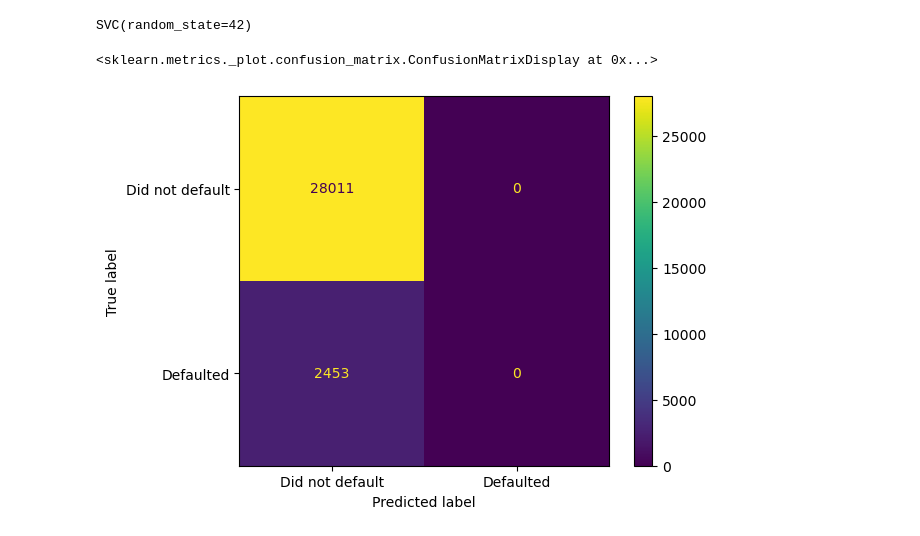
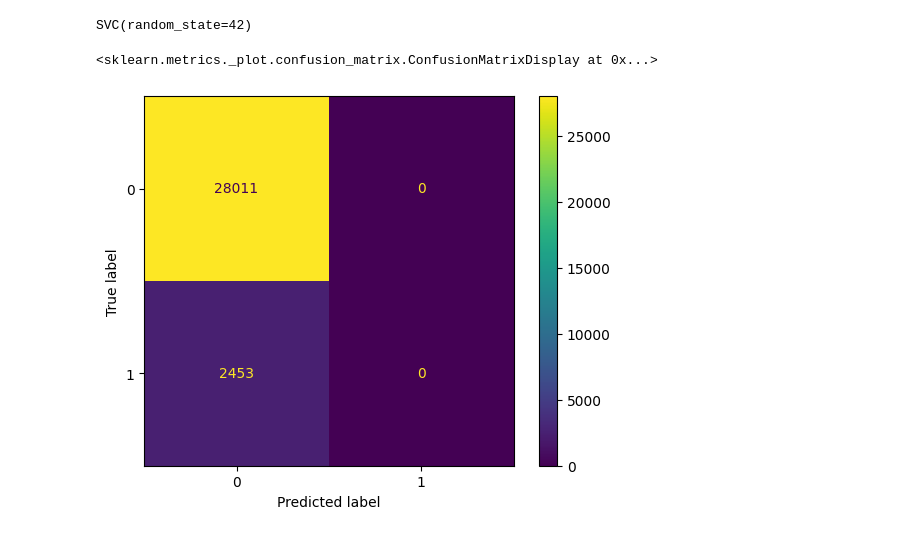
Before and after one commit to nandomachado98/svm, a Jupyter notebook: svm.ipynb, the cells around one changed output. Drawn from its saved outputs; the diff is of its cells as text; code cells hidden in the pictures.

```diff
--- a/svm.ipynb
+++ b/svm.ipynb
@@ -47,8 +47,8 @@ dictionary
 # %%
 # The dataset came separarated between train and test sets. Bringing both to our environment
 
-df_train = pd.read_csv('C:/Users/nando/Desktop/GitHub/svm/Train_Dataset.csv')
-df_test = pd.read_csv('C:/Users/nando/Desktop/GitHub/svm/Test_Dataset.csv')
+df_test = pd.read_csv('C:/Users/nando machado/Desktop/GitHub/svm/Train_Dataset.csv')
+df_test = pd.read_csv('C:/Users/nando machado/Desktop/GitHub/svm/Test_Dataset.csv')
 # %%
 # Train set
 
@@ -218,11 +218,12 @@ clf_svm.fit(X_train_scaled, y_train)
 # %% [output]
 SVC(random_state=42)
 # %%
-plot_confusion_matrix(clf_svm,
-                      X_test_scaled,
-                      y_test,
-                      values_format='d',
-                      display_labels=['Did not default', 'Defaulted'])
+ConfusionMatrixDisplay.from_estimator(clf_svm,
+                                        X_test_scaled,
+                                        y_test
+                                        # values_format='d',
+                                        # display_labels=['Did not default', 'Defaulted']
+                                        )
 # %% [output]
 <sklearn.metrics._plot.confusion_matrix.ConfusionMatrixDisplay at 0x...>
-[figure, old version]
+[figure, new version]
```
Also changed, not shown: parts of 12 cells of this notebook, 2 other files.
